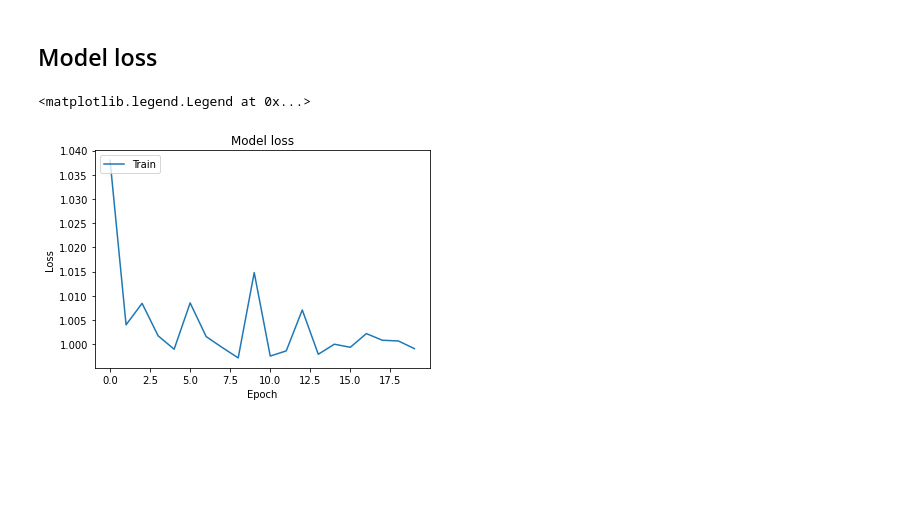
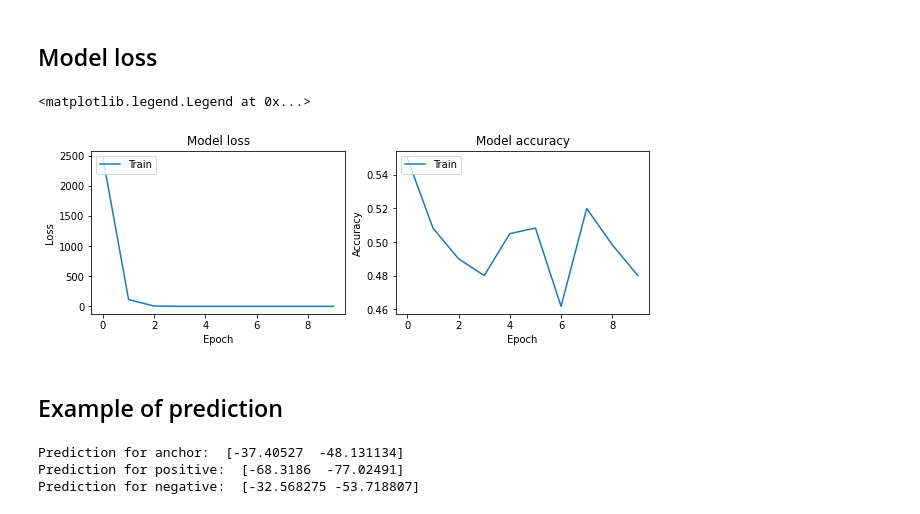
Before and after one commit to ArtemAvanesov/Face-recognition, a Jupyter notebook: face_recognition.ipynb, the cells around one changed output. Saved outputs shown, nothing was run; the diff lists cells and outputs as text; code cells hidden in the pictures; blank space fills up the shorter version.

```diff
--- a/face_recognition.ipynb
+++ b/face_recognition.ipynb
@@ -431,12 +438,18 @@ x = metadata[:,0]
 x = np.array(x, dtype='int64')
 y = metadata[:,1]
 y = np.array(y, dtype='int64')
+x = x[:10000]
+y = y[:10000]
 # %% [markdown]
 ## Functions for triplets generation
 # %%
 def get_triples_indices(grouped, n):
     num_classes = len(grouped)
     list_labels = list(grouped.keys())
+    list_labels_copy = list_labels.copy()
+    for label in list_labels_copy:
+      if len(grouped[label]) < 2:
+        list_labels.remove(label)
     pairs = []
     for i in range(0,n,1):
         pairs.append(np.random.choice(list_labels, size=2, replace = False))
@@ -537,14 +549,16 @@ negative_embedding = embedding_model(negative_input)
 
 inputs = [anchor_input, positive_input, negative_input]
 outputs = [anchor_embedding, positive_embedding, negative_embedding]
+
 triplet_model = Model(inputs, outputs)
-triplet_model.add_loss(K.mean(triplet_loss(outputs[0], outputs[1], outputs[2])))
-triplet_model.compile(loss=None, optimizer='adam', metrics={"custom_accuracy": accuracy})
+triplet_model.add_loss(K.mean(triplet_loss(outputs)))
+triplet_model.add_metric(K.mean(accuracy(outputs)), "my_acc")
+triplet_model.compile(loss=None, optimizer='adam')
 # %%
 batch_size = 30
 
 history = triplet_model.fit_generator(triplet_generator(x, y, batch_size),
-                                      steps_per_epoch=16,
-                                      epochs=20,
+                                      steps_per_epoch=10,
+                                      epochs=10,
                                       verbose=1)
 # %% [output]
@@ -570,11 +585,21 @@ triplet_model.save(folder_for_metadata + '/triplet.h5')
 # %% [markdown]
 ## Model loss
 # %%
+plt.figure(figsize=(10,3))
+
+plt.subplot(1, 2, 1)
 plt.plot(history.history['loss'])
 plt.title('Model loss')
 plt.ylabel('Loss')
 plt.xlabel('Epoch')
 plt.legend(['Train'], loc='upper left')
+
+plt.subplot(1, 2, 2)
+plt.plot(history.history['my_acc'])
+plt.title('Model accuracy')
+plt.ylabel('Accuracy')
+plt.xlabel('Epoch')
+plt.legend(['Train'], loc='upper left')
 # %% [output]
 <matplotlib.legend.Legend at 0x...>
-[figure, old version]
+[figure, new version]
@@ -580,0 +609,26 @@ plt.legend(['Train'], loc='upper left')
+# %% [markdown]
+## Example of prediction
+# %%
+triplets = triplet_generator(x, y, 1)
+
+anchor, positive, negative = [],[],[]
+num = 0
+for triplet in triplets:
+  if num>0:
+     break
+  anchor.append(triplet[0]['anchor_input'][0])
+  positive.append(triplet[0]['positive_input'][0])
+  negative.append(triplet[0]['negative_input'][0])
+  num+=1
+
+anchor,positive,negative = np.array(anchor),np.array(positive),np.array(negative)
+
+prediction = triplet_model.predict([anchor, positive, negative])
+prediction = np.array(prediction)
+print("Prediction for anchor: ", prediction[0][0])
+print("Prediction for positive: ", prediction[1][0])
+print("Prediction for negative: ", prediction[2][0])
+# %% [output]
+Prediction for anchor:  [-37.40527  -48.131134]
+Prediction for positive:  [-68.3186  -77.02491]
+Prediction for negative:  [-32.568275 -53.718807]
```
Also changed, not shown: parts of 16 cells of this notebook.
